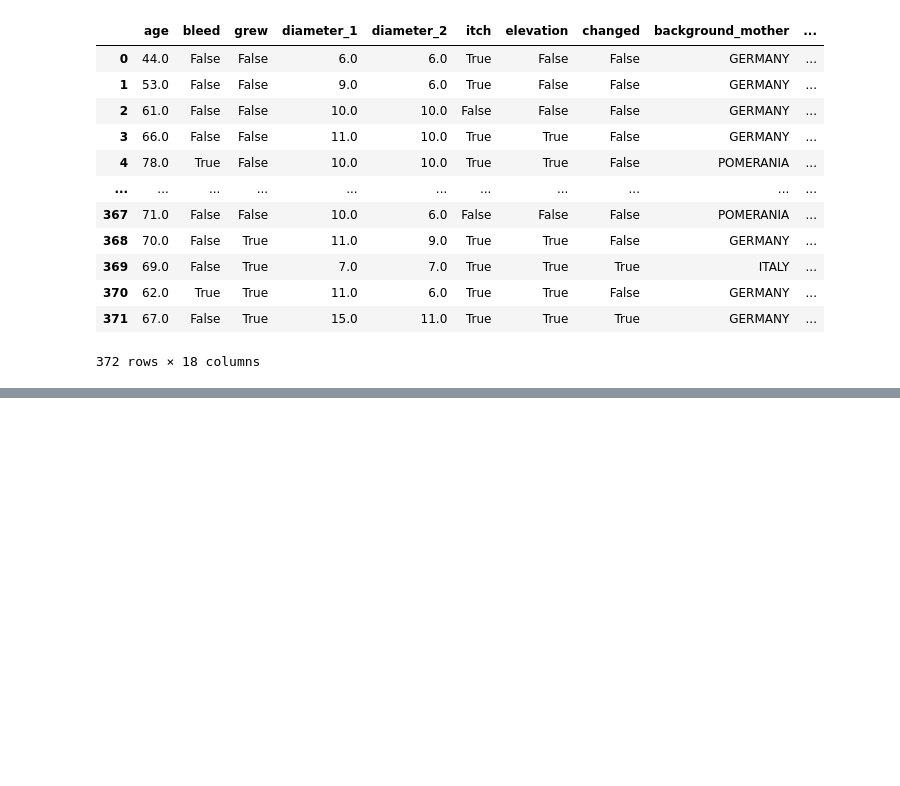
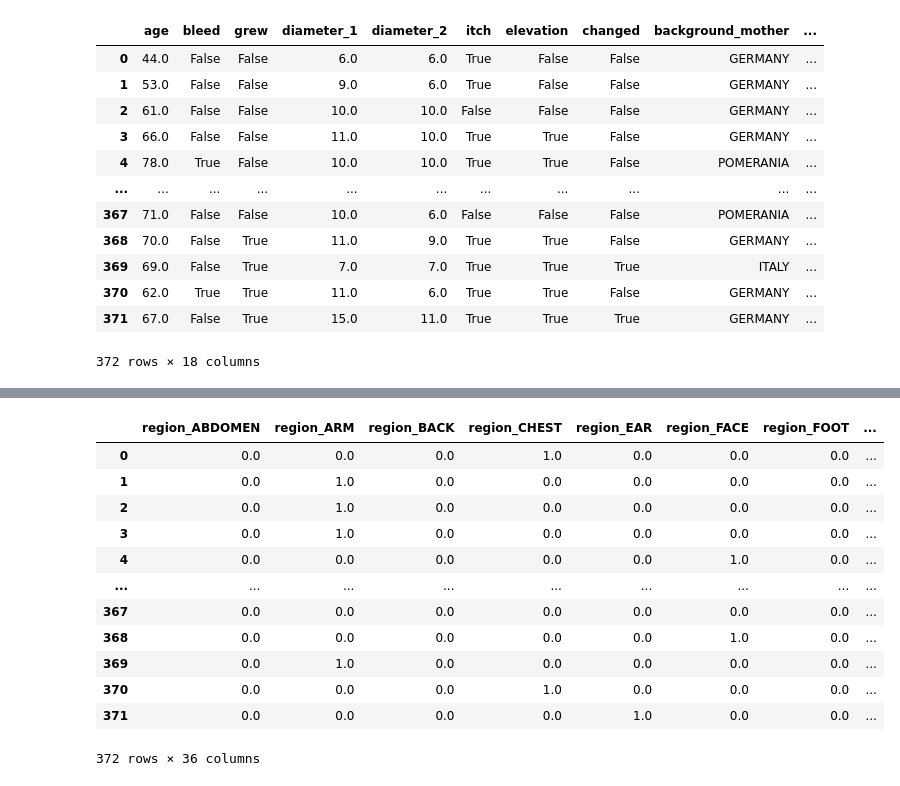
Before and after one commit to Berkay-Bozkurt/Skin-Disease-Detection, a Jupyter notebook: CSV_preparation.ipynb, the cells around one changed output, grey strips where cells are left out. Drawn from its saved outputs; the diff is of its cells as text; code cells hidden in the pictures; blank space fills up the shorter version.

```diff
--- a/CSV_preparation.ipynb
+++ b/CSV_preparation.ipynb
@@ -346,0 +366,35 @@ df
+# %%
+from sklearn.preprocessing import OneHotEncoder
+from sklearn.compose import make_column_transformer
+import pandas as pd
+
+transformer = make_column_transformer(
+    (OneHotEncoder(), ['region', "fitspatrick"]),
+    remainder='passthrough')
+
+transformed = transformer.fit_transform(df)
+transformed_df = pd.DataFrame(transformed)
+
+encoded_region_columns = transformer.transformers_[0][1].get_feature_names_out(['region', "fitspatrick"])
+remaining_columns = df.columns[~df.columns.isin(['region', "fitspatrick"])].tolist()
+
+all_columns = encoded_region_columns.tolist() + remaining_columns
+
+transformed_df.columns = all_columns
+
+transformed_df.to_csv("transformed_df.csv", index=False)
+transformed_df
+# %% [output]
+|  | region_ABDOMEN | region_ARM | region_BACK | region_CHEST | region_EAR | region_FACE | region_FOOT | ... |
+| 0 | 0.0 | 0.0 | 0.0 | 1.0 | 0.0 | 0.0 | 0.0 | ... |
+| 1 | 0.0 | 1.0 | 0.0 | 0.0 | 0.0 | 0.0 | 0.0 | ... |
+| 2 | 0.0 | 1.0 | 0.0 | 0.0 | 0.0 | 0.0 | 0.0 | ... |
+| 3 | 0.0 | 1.0 | 0.0 | 0.0 | 0.0 | 0.0 | 0.0 | ... |
+| 4 | 0.0 | 0.0 | 0.0 | 0.0 | 0.0 | 1.0 | 0.0 | ... |
+| ... | ... | ... | ... | ... | ... | ... | ... | ... |
+| 367 | 0.0 | 0.0 | 0.0 | 0.0 | 0.0 | 0.0 | 0.0 | ... |
+| 368 | 0.0 | 0.0 | 0.0 | 0.0 | 0.0 | 1.0 | 0.0 | ... |
+| 369 | 0.0 | 1.0 | 0.0 | 0.0 | 0.0 | 0.0 | 0.0 | ... |
+| 370 | 0.0 | 0.0 | 0.0 | 1.0 | 0.0 | 0.0 | 0.0 | ... |
+| 371 | 0.0 | 0.0 | 0.0 | 0.0 | 1.0 | 0.0 | 0.0 | ... |
+372 rows × 36 columns
```
Also changed, not shown: parts of 11 cells of this notebook.
